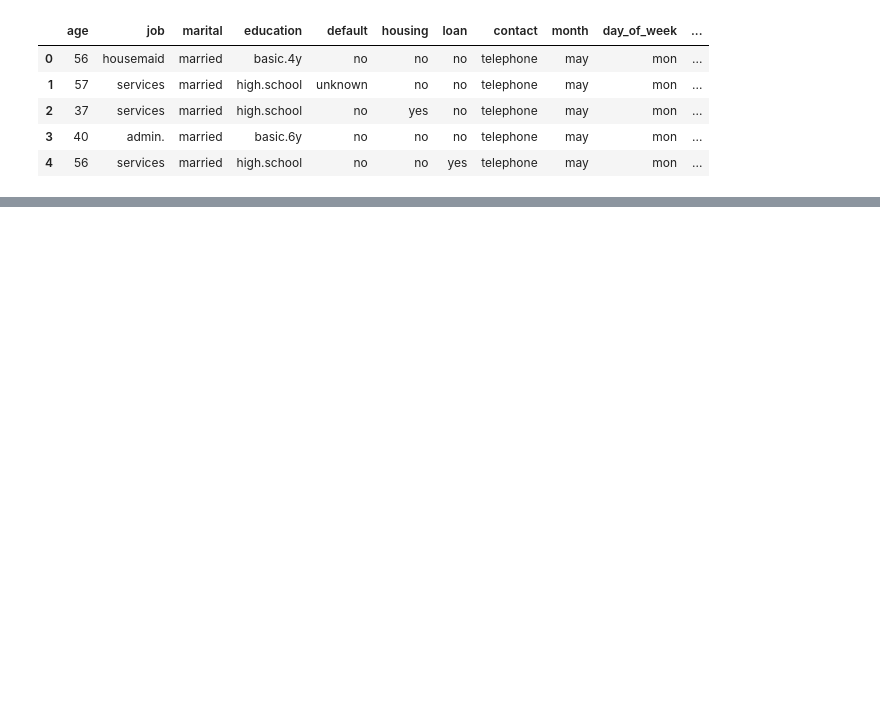
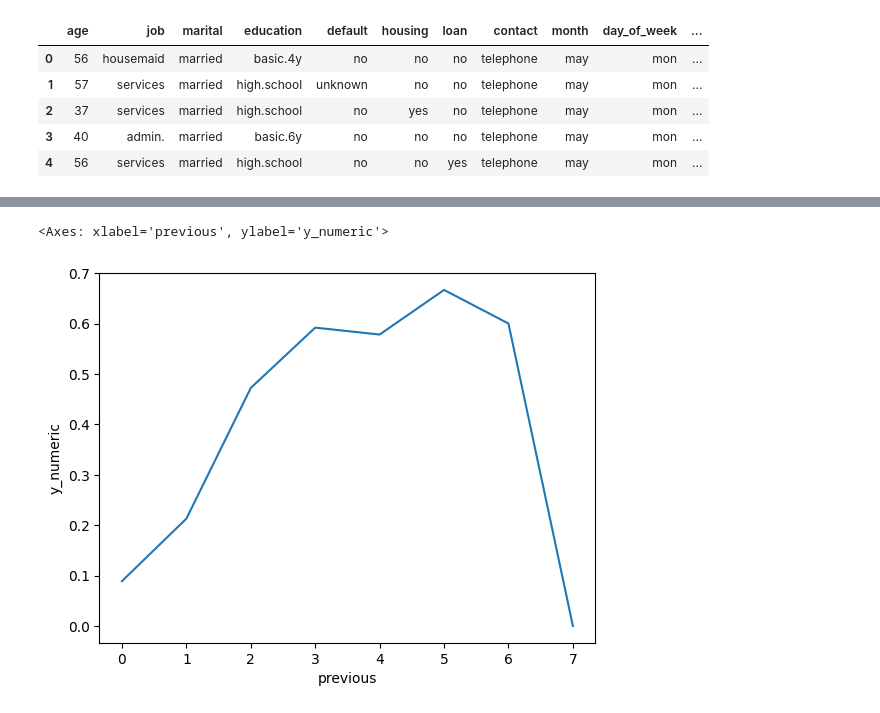
Before and after one commit to jennarandall785/Portfolio, a Jupyter notebook: notebooks/starter_bank.ipynb, the cells around one changed output, grey strips where cells are left out. Drawn from its saved outputs; the diff is of its cells as text; code cells hidden in the pictures; blank space fills up the shorter version.

```diff
--- a/notebooks/starter_bank.ipynb
+++ b/notebooks/starter_bank.ipynb
@@ -12,0 +32,5 @@ campaign.head()
+# %%
+campaign["y_numeric"] = campaign["y"].map({"yes": 1, "no": 0})
+# %%
+response_rate= (campaign.groupby("previous")["y_numeric"].mean().reset_index())
+response_rate.head()
@@ -12,0 +44,5 @@ campaign.head()
+# %%
+sns.lineplot (data= response_rate, x = "previous", y = "y_numeric")
+# %% [output]
+<Axes: xlabel='previous', ylabel='y_numeric'>
+[figure, added]
```
Also changed, not shown: parts of 4 cells of this notebook.
